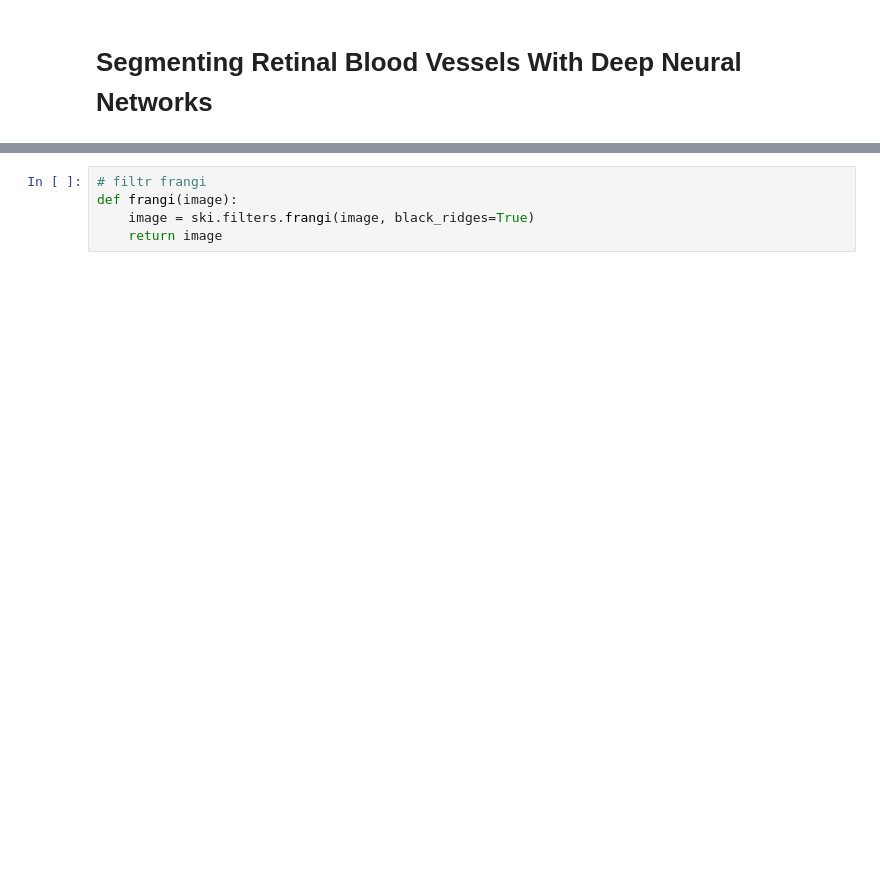
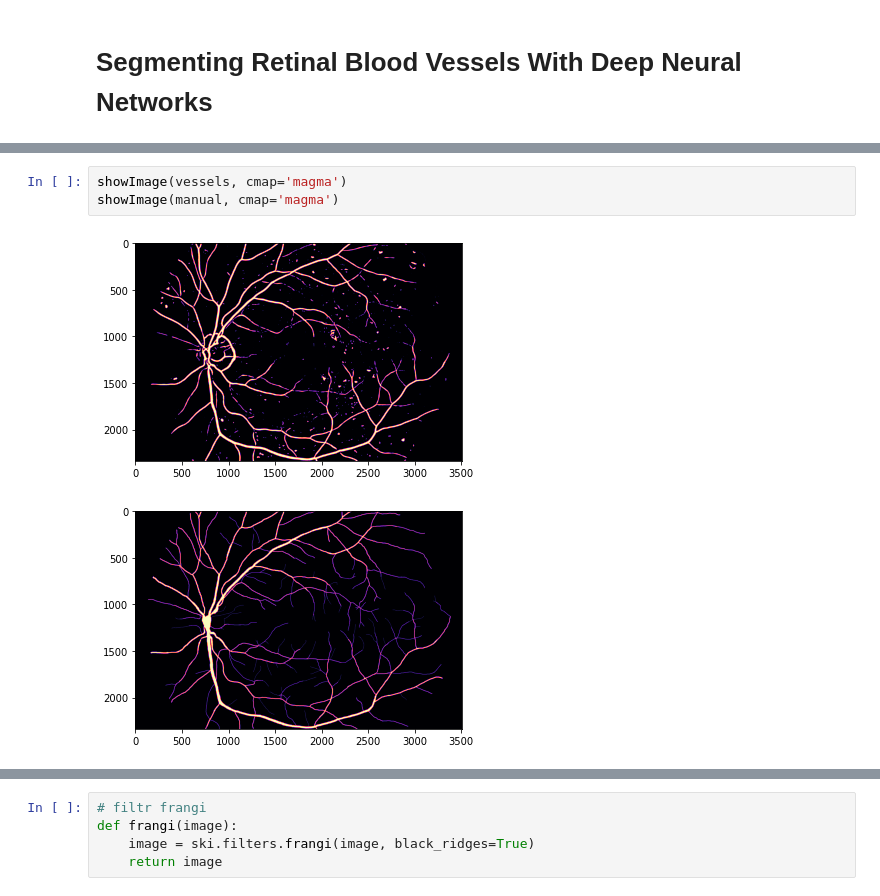
Before and after one commit to HelenaMaslowska/Segmenting-Retinal-Blood-Vessels-With-Deep-Neural-NetworksPlik, a Jupyter notebook: eye.ipynb, the cells around one changed output, grey strips where cells are left out. Drawn from its saved outputs; the diff is of its cells as text; blank space fills up the shorter version.

```diff
--- a/eye.ipynb
+++ b/eye.ipynb
@@ -16,0 +88,6 @@ mask = loadImageTif(mask_filename)
+# %%
+showImage(vessels, cmap='magma')
+showImage(manual, cmap='magma')
+# %% [output]
+[figure, added]
+[figure, added]
```
Also changed, not shown: parts of 19 cells of this notebook, 3 other files.
